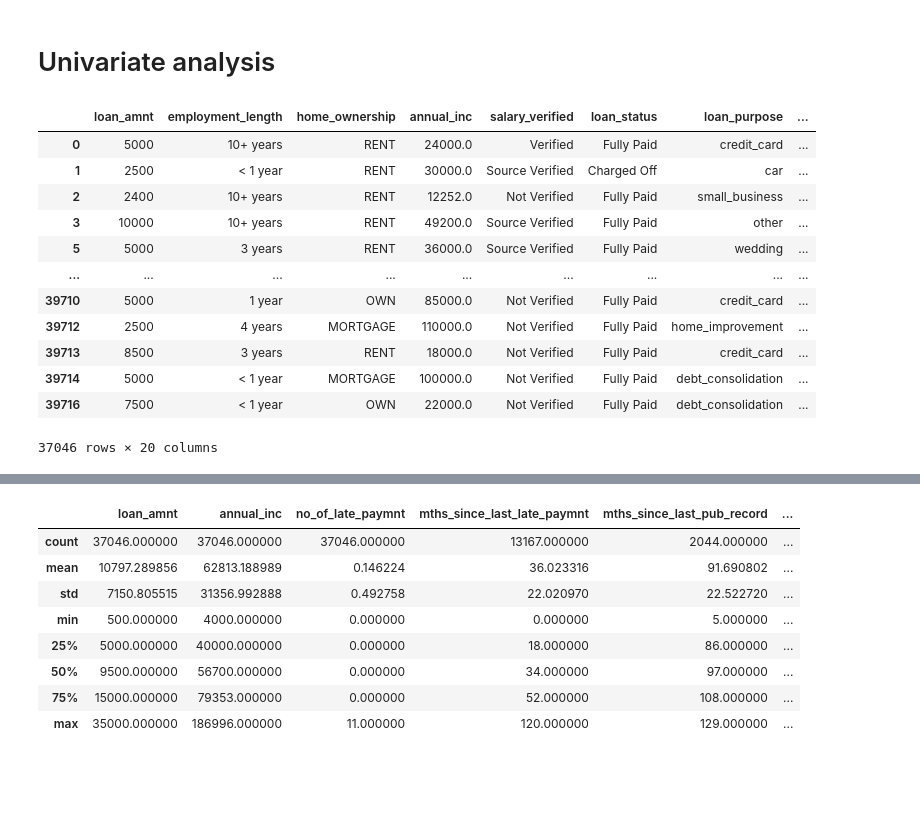
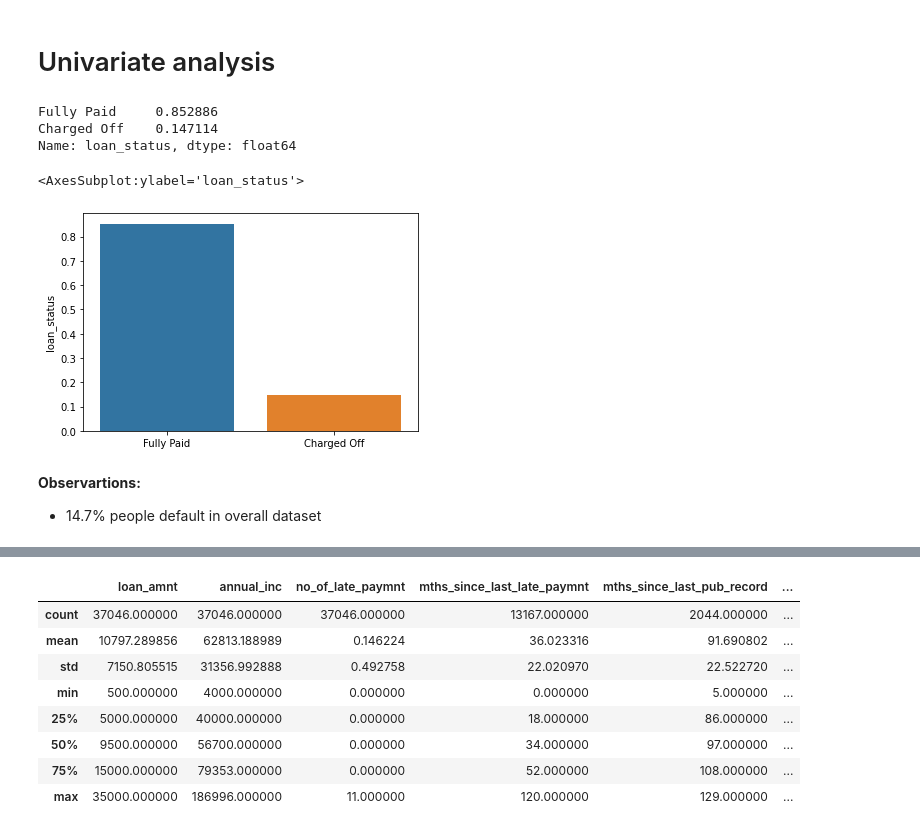
Before and after one commit to suchins3/LendingClub, a Jupyter notebook: Lending club case study.ipynb, the cells around one changed output, grey strips where cells are left out. Saved outputs shown, nothing was run; the diff lists cells and outputs as text; code cells hidden in the pictures; blank space fills up the shorter version.

```diff
--- a/Lending club case study.ipynb
+++ b/Lending club case study.ipynb
@@ -366,22 +379,18 @@ df.duplicated().sum()
 # %% [markdown]
 <a id='univariate_analysis'></a>
 # Univariate analysis
-# %%
-df
-# %% [output]
-|  | loan_amnt | employment_length | home_ownership | annual_inc | salary_verified | loan_status | loan_purpose | ... |
-| 0 | 5000 | 10+ years | RENT | 24000.0 | Verified | Fully Paid | credit_card | ... |
-| 1 | 2500 | < 1 year | RENT | 30000.0 | Source Verified | Charged Off | car | ... |
-| 2 | 2400 | 10+ years | RENT | 12252.0 | Not Verified | Fully Paid | small_business | ... |
-| 3 | 10000 | 10+ years | RENT | 49200.0 | Source Verified | Fully Paid | other | ... |
-| 5 | 5000 | 3 years | RENT | 36000.0 | Source Verified | Fully Paid | wedding | ... |
-| ... | ... | ... | ... | ... | ... | ... | ... | ... |
-| 39710 | 5000 | 1 year | OWN | 85000.0 | Not Verified | Fully Paid | credit_card | ... |
-| 39712 | 2500 | 4 years | MORTGAGE | 110000.0 | Not Verified | Fully Paid | home_improvement | ... |
-| 39713 | 8500 | 3 years | RENT | 18000.0 | Not Verified | Fully Paid | credit_card | ... |
-| 39714 | 5000 | < 1 year | MORTGAGE | 100000.0 | Not Verified | Fully Paid | debt_consolidation | ... |
-| 39716 | 7500 | < 1 year | OWN | 22000.0 | Not Verified | Fully Paid | debt_consolidation | ... |
-37046 rows × 20 columns
+# %%
+print(df['loan_status'].value_counts(normalize=True))
+sns.barplot(y=df['loan_status'].value_counts(normalize=True), x=df['loan_status'].unique())
+# %% [output]
+Fully Paid     0.852886
+Charged Off    0.147114
+Name: loan_status, dtype: float64
+<AxesSubplot:ylabel='loan_status'>
+[figure, added]
+# %% [markdown]
+**Observartions:**
+- 14.7% people default in overall dataset
 # %%
 #Separating numerical and categorical variables
 
```
Also changed, not shown: parts of 44 cells of this notebook.
